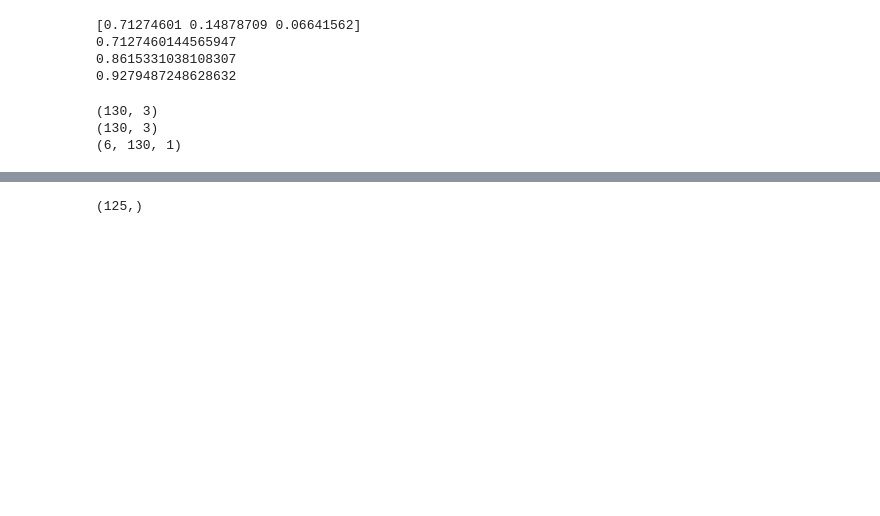
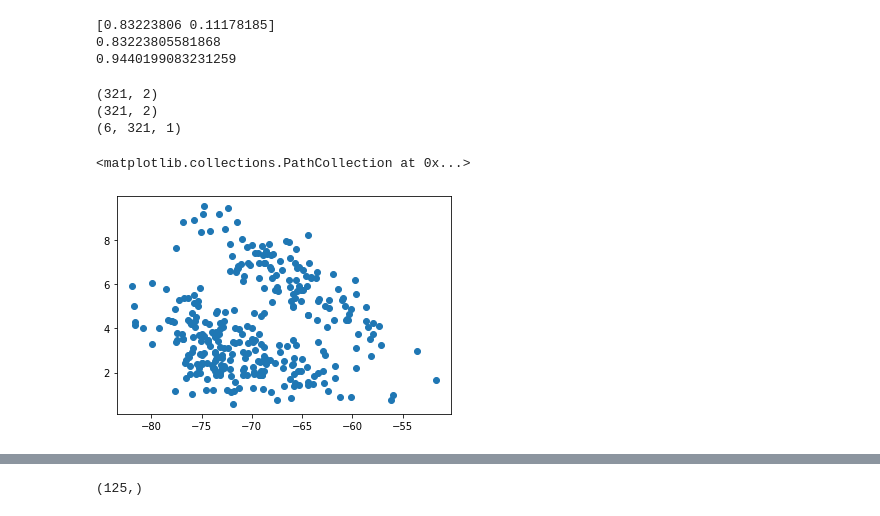
Before and after one commit to jerrys7/lizard-env-traits, a Jupyter notebook: Preprocessing.ipynb, the cells around one changed output, grey strips where cells are left out. Saved outputs shown, nothing was run; the diff lists cells and outputs as text; code cells hidden in the pictures; blank space fills up the shorter version.

```diff
--- a/Preprocessing.ipynb
+++ b/Preprocessing.ipynb
@@ -56,14 +55,6 @@ for var in data:
                 to_append.append(1)
             else:
                 to_append.append(0)
-    elif var == "gravid":
-        for x in col:
-            if x == 'y':
-                to_append.append(1)
-            elif x == "n":
-                to_append.append(0)
-            else:
-                to_append.append(-1)
     elif var == "morph":
         allowed = ['y', 'o', 'w']
         for x in col:
@@ -75,9 +66,6 @@ for var in data:
                 to_append.append(0)
             else:
                 to_append.append('')
-    elif var == "total % veg cover":
-        for x in col:
-            to_append.append(x/100)
     if len(to_append) > 0:
         transposed_processed_matrix.append(np.array(to_append))
     else:
@@ -95,3 +80,2 @@ print(np.array(transposed_processed_matrix).shape)
 # %%
-transposed_processed_matrix = np.array(transposed_processed_matrix[1:]).T
-print(np.shape(transposed_processed_matrix))
+transposed_processed_matrix = np.array(transposed_processed_matrix).T
@@ -123,5 +105,5 @@ without_last = B[:, 0:11]
 # %%
-pca = PCA(n_components=3)
+pca = PCA(n_components=2)
 pca.fit(without_last)
 print(pca.explained_variance_ratio_)
 total_var = 0
@@ -129,16 +111,15 @@ for x in pca.explained_variance_ratio_:
     total_var += x
     print(total_var)
 # %% [output]
-[0.71274601 0.14878709 0.06641562]
-0.7127460144565947
-0.8615331038108307
-0.9279487248628632
+[0.83223806 0.11178185]
+0.83223805581868
+0.9440199083231259
 # %%
 eigenvectors = pca.components_.T
 without_last
 proj = np.dot(without_last, eigenvectors)
 evaluation_vectors = []
-for i in range(11, 17):
+for i in range(12, 18):
     last = B[:, i:i+1]
     evaluation_vectors.append(last)
 # print(np.shape(last))
@@ -146,6 +127,6 @@ print(proj.shape)
 print(np.shape(proj))
 print(np.shape(evaluation_vectors))
 # %% [output]
-(130, 3)
-(130, 3)
-(6, 130, 1)
+(321, 2)
+(321, 2)
+(6, 321, 1)
@@ -155,0 +133,5 @@ colors_array = ['#ad760e', '#a2e408', '#1fbc35', '#055a25', '#055a25']
+# %%
+plt.scatter(x=proj[:, 0], y=proj[:, 1])
+# %% [output]
+<matplotlib.collections.PathCollection at 0x...>
+[figure, added]
```
Also changed, not shown: parts of 23 cells of this notebook, 17 other files.
